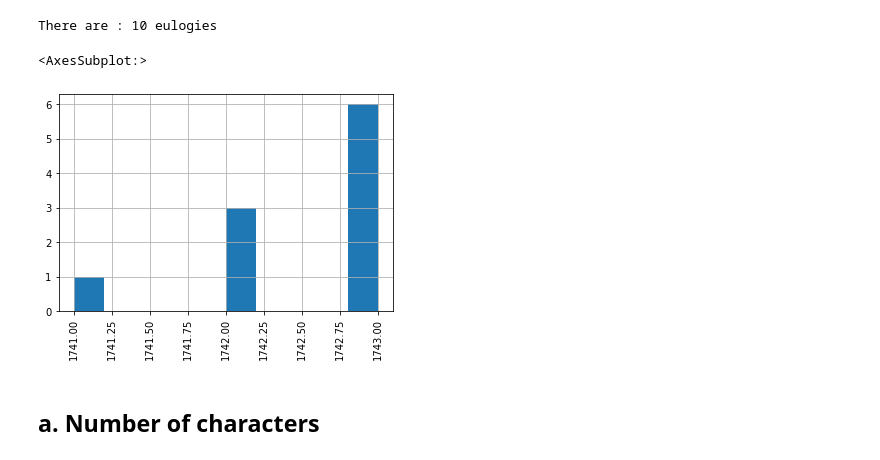
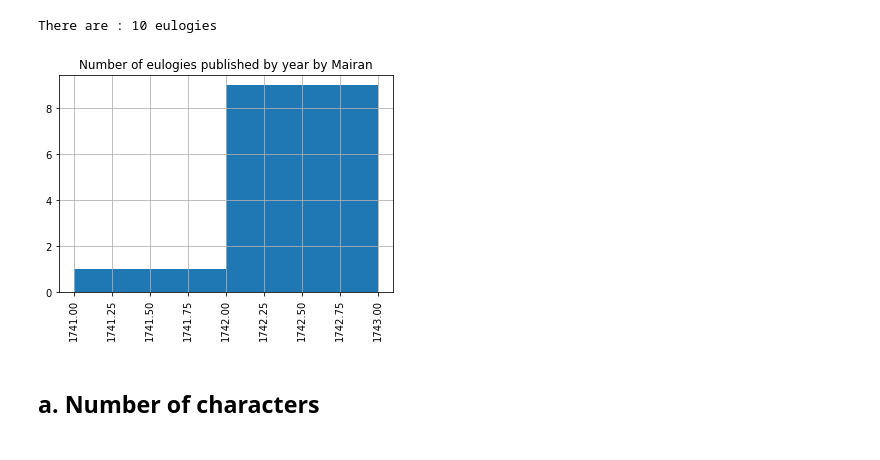
Before and after one commit to LHST-EPFL/eloge_academie, a Jupyter notebook: Code/Condorcet/Mairan.ipynb, the cells around one changed output. Saved outputs shown, nothing was run; the diff lists cells and outputs as text; code cells hidden in the pictures.

```diff
--- a/Code/Condorcet/Mairan.ipynb
+++ b/Code/Condorcet/Mairan.ipynb
@@ -35,11 +36,9 @@ df_mairan = pd.read_csv('./../../Data/Dataframes/dataframe_mairan.csv')
 print('There are : ' + str(df_mairan.shape[0]) + ' eulogies')
 # %% [output]
 There are : 10 eulogies
-# %%
-#df_mairan['Annee'] = df_mairan['Annee'].apply(lambda x : int(x))
-df_mairan.Annee.hist(xrot = 90)
-# %% [output]
-<AxesSubplot:>
-[figure, removed]
+# %%
+nbr_eulogies(df_mairan, 'Mairan', fig_size = (6,4))
+# %% [output]
+[figure, added]
 # %% [markdown]
 ## a. Number of characters
```
Also changed, not shown: parts of 37 cells of this notebook, 3 other files.
